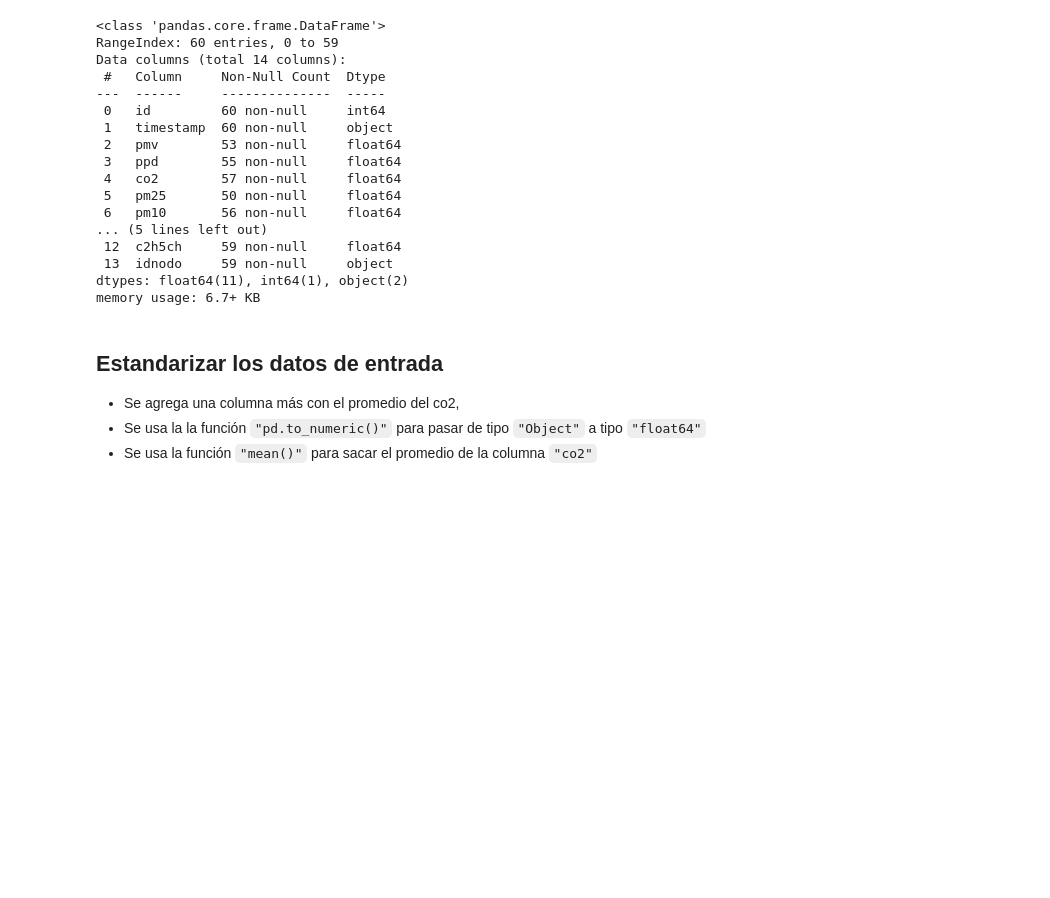
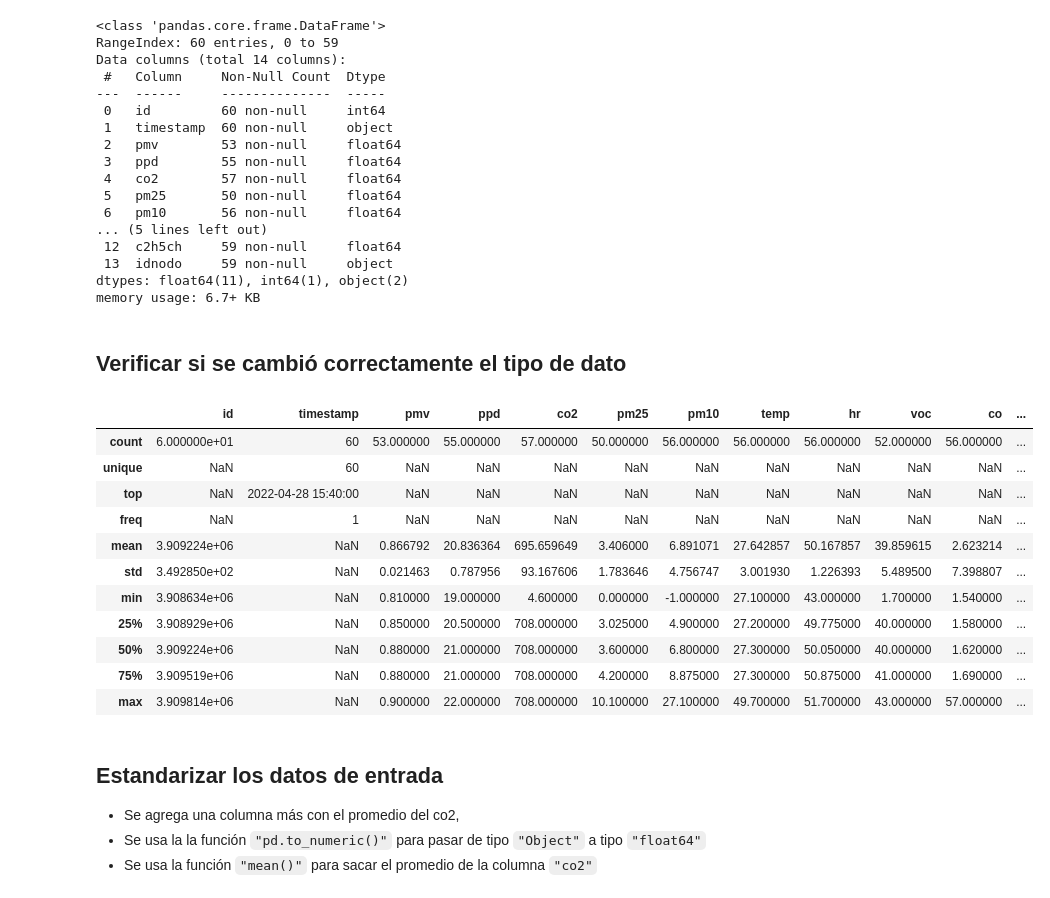
Before and after one commit to gaticavm9/Data-Wrangling, a Jupyter notebook: Main.ipynb, the cells around one changed output. Saved outputs shown, nothing was run; the diff lists cells and outputs as text; code cells hidden in the pictures; blank space fills up the shorter version.

```diff
--- a/Main.ipynb
+++ b/Main.ipynb
@@ -178,6 +178,23 @@ Data columns (total 14 columns):
  13  idnodo     59 non-null     object
 dtypes: float64(11), int64(1), object(2)
 memory usage: 6.7+ KB
+# %% [markdown]
+## Verificar si se cambió correctamente el tipo de dato
+# %%
+df.describe(include = "all")
+# %% [output]
+|  | id | timestamp | pmv | ppd | co2 | pm25 | pm10 | temp | hr | voc | co | ... |
+| count | 6.000000e+01 | 60 | 53.000000 | 55.000000 | 57.000000 | 50.000000 | 56.000000 | 56.000000 | 56.000000 | 52.000000 | 56.000000 | ... |
+| unique | NaN | 60 | NaN | NaN | NaN | NaN | NaN | NaN | NaN | NaN | NaN | ... |
+| top | NaN | 2022-04-28 15:40:00 | NaN | NaN | NaN | NaN | NaN | NaN | NaN | NaN | NaN | ... |
+| freq | NaN | 1 | NaN | NaN | NaN | NaN | NaN | NaN | NaN | NaN | NaN | ... |
+| mean | 3.909224e+06 | NaN | 0.866792 | 20.836364 | 695.659649 | 3.406000 | 6.891071 | 27.642857 | 50.167857 | 39.859615 | 2.623214 | ... |
+| std | 3.492850e+02 | NaN | 0.021463 | 0.787956 | 93.167606 | 1.783646 | 4.756747 | 3.001930 | 1.226393 | 5.489500 | 7.398807 | ... |
+| min | 3.908634e+06 | NaN | 0.810000 | 19.000000 | 4.600000 | 0.000000 | -1.000000 | 27.100000 | 43.000000 | 1.700000 | 1.540000 | ... |
+| 25% | 3.908929e+06 | NaN | 0.850000 | 20.500000 | 708.000000 | 3.025000 | 4.900000 | 27.200000 | 49.775000 | 40.000000 | 1.580000 | ... |
+| 50% | 3.909224e+06 | NaN | 0.880000 | 21.000000 | 708.000000 | 3.600000 | 6.800000 | 27.300000 | 50.050000 | 40.000000 | 1.620000 | ... |
+| 75% | 3.909519e+06 | NaN | 0.880000 | 21.000000 | 708.000000 | 4.200000 | 8.875000 | 27.300000 | 50.875000 | 41.000000 | 1.690000 | ... |
+| max | 3.909814e+06 | NaN | 0.900000 | 22.000000 | 708.000000 | 10.100000 | 27.100000 | 49.700000 | 51.700000 | 43.000000 | 57.000000 | ... |
 # %% [markdown]
 ## Estandarizar los datos de entrada
 - Se agrega una columna más con el promedio del co2,
```
Also changed, not shown: parts of 2 cells of this notebook.
